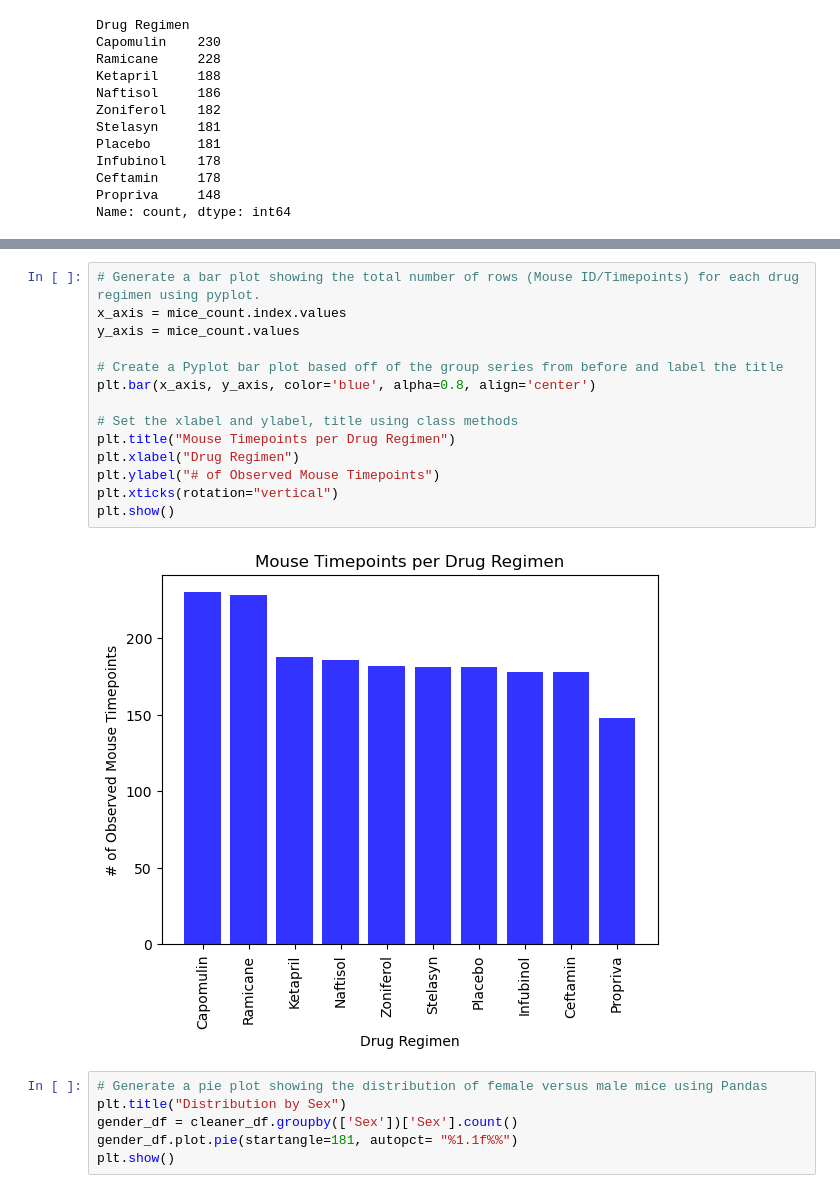
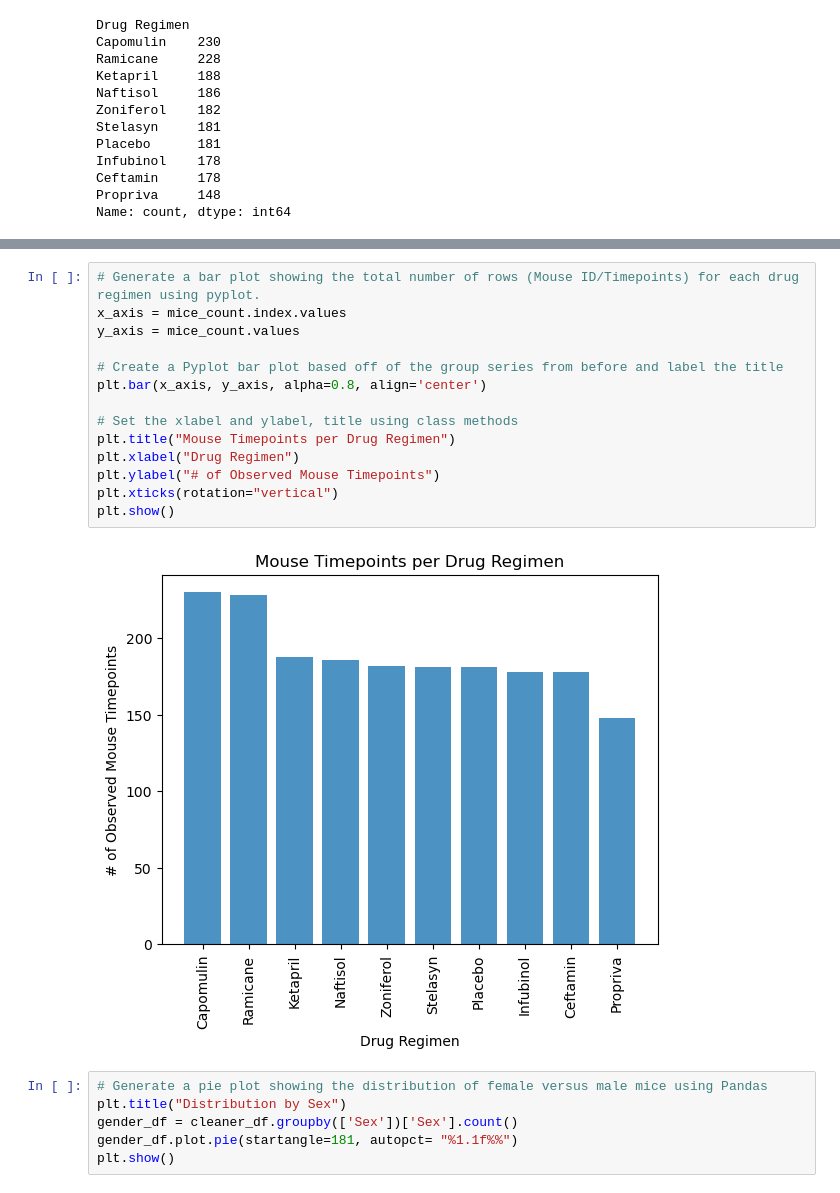
Before and after one commit to blmccourt/dataviz-challenge, a Jupyter notebook: Pymaceuticals/pymaceuticals.ipynb, the cells around one changed output, grey strips where cells are left out. Saved outputs shown, nothing was run; the diff lists cells and outputs as text.

Commit message:
change chart colors

```diff
--- a/Pymaceuticals/pymaceuticals.ipynb
+++ b/Pymaceuticals/pymaceuticals.ipynb
@@ -180,19 +180,19 @@ plt.show()
 # %%
 # Generate a bar plot showing the total number of rows (Mouse ID/Timepoints) for each drug regimen using pyplot.
 x_axis = mice_count.index.values
 y_axis = mice_count.values
 
 # Create a Pyplot bar plot based off of the group series from before and label the title
-plt.bar(x_axis, y_axis, color='blue', alpha=0.8, align='center')
+plt.bar(x_axis, y_axis, alpha=0.8, align='center')
 
 # Set the xlabel and ylabel, title using class methods
 plt.title("Mouse Timepoints per Drug Regimen")
 plt.xlabel("Drug Regimen")
 plt.ylabel("# of Observed Mouse Timepoints")
 plt.xticks(rotation="vertical")
 plt.show()
 # %% [output]
-[figure, old version]
+[figure, new version]
 # %%
 # Generate a pie plot showing the distribution of female versus male mice using Pandas
 plt.title("Distribution by Sex")
```
Also changed, not shown: parts of 1 cell of this notebook.
